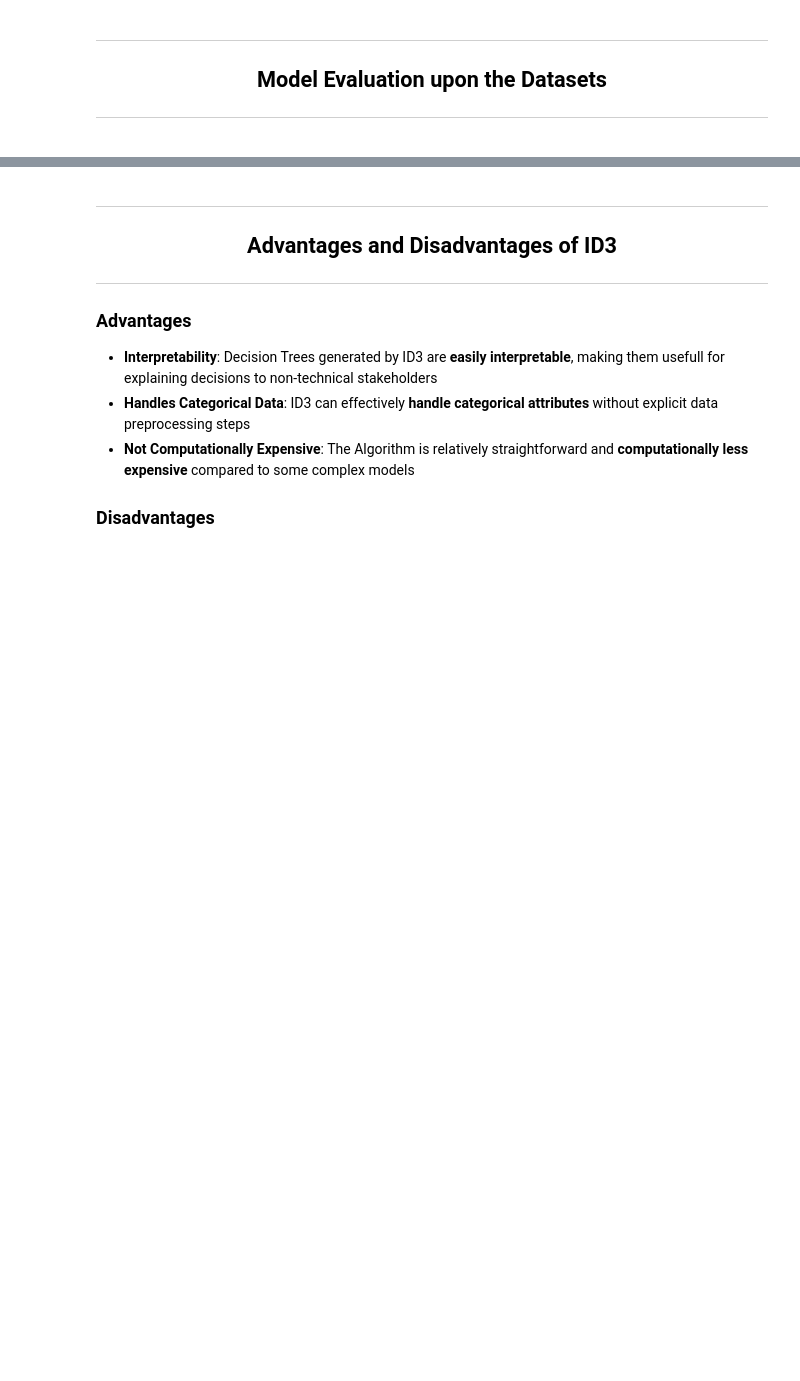
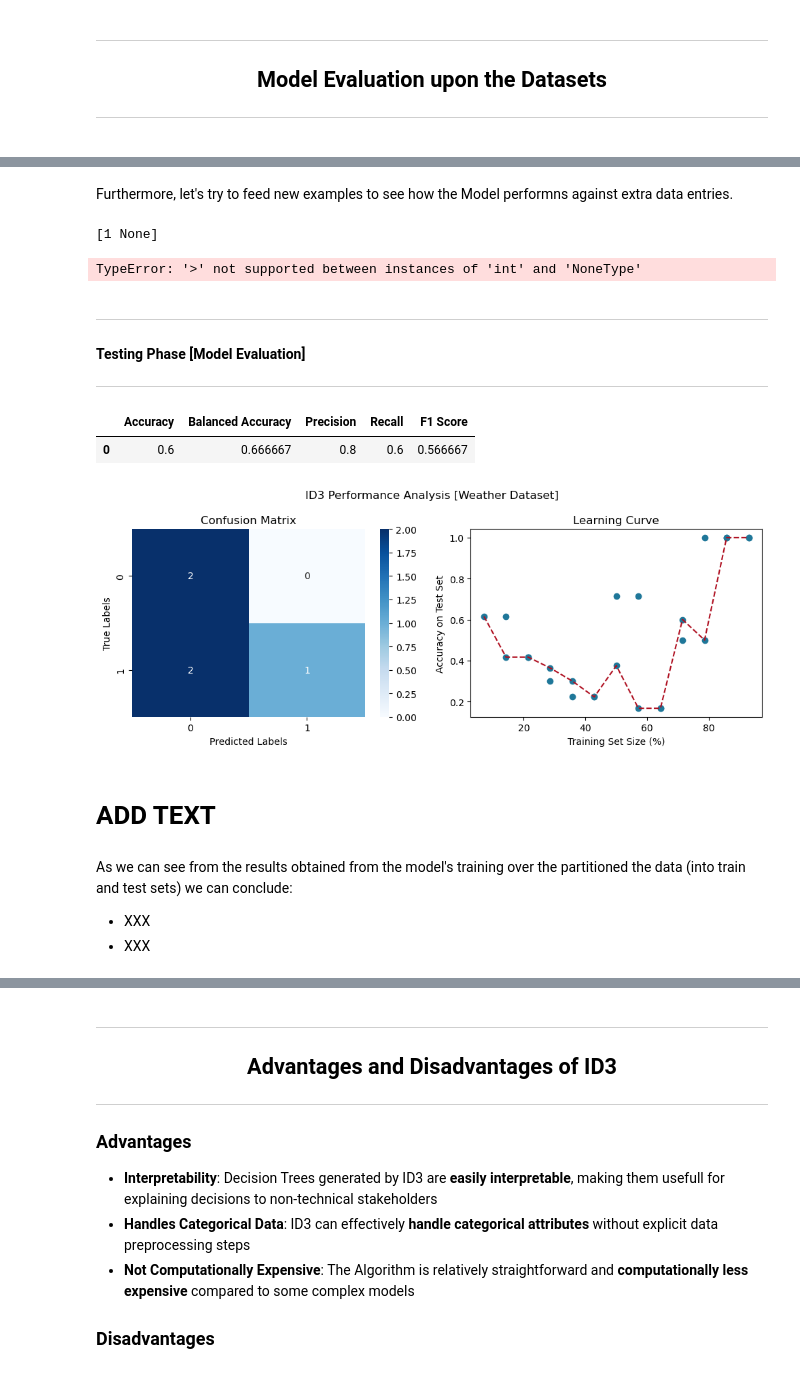
Before and after one commit to EstevesX10/AI-Decision-Trees-ID3, a Jupyter notebook: Decision Trees - ID3/Decision_Trees_ID3.ipynb, the cells around one changed output, grey strips where cells are left out. Cells and saved outputs as stored; diff of their text form; code cells hidden in the pictures; blank space fills up the shorter version.

Commit message:
Reran some results and restructured the Project

```diff
--- a/Decision Trees - ID3/Decision_Trees_ID3.ipynb
+++ b/Decision Trees - ID3/Decision_Trees_ID3.ipynb
@@ -764,0 +699,48 @@ dt.score(y_pred, y_test)
+# %% [markdown]
+Furthermore, let's try to feed new examples to see how the Model performns against extra data entries.
+# %%
+# Testing the Decision Tree with new Examples
+input_values = np.array([['overcast', 70.0, 80.0, False],
+                         ['rainy', 70.0, 80.0, False]])
+
+# Predicting output values
+output_values = dt.predict(input_values)
+
+print(output_values)
+
+# Decoding target values
+decoded_values = list(weather.target_encoder.inverse_transform(output_values))
+
+# Print Results
+for idx, input_val in enumerate(input_values):
+    print(list(weather.df.columns[:-1]))
+    print(input_val)
+    print(decoded_values[idx], "\n")
+# %% [output]
+[1 None]
+TypeError: '>' not supported between instances of 'int' and 'NoneType'
+# %% [markdown]
+---
+#### Testing Phase [Model Evaluation]
+---
+# %%
+# Testing the Model with a few Metrics
+y_pred = dt.predict(x_test)
+weather_metrics = Metrics(y_pred, y_test)
+weather_metrics.calculate_metrics()
+# %% [output]
+|  | Accuracy | Balanced Accuracy | Precision | Recall | F1 Score |
+| 0 | 0.6 | 0.666667 | 0.8 | 0.6 | 0.566667 |
+# %%
+# Plotting the Confusion Matrix and the Learning Curve
+points = calc_learning_curve_points(DecisionTree, weather.data, weather.target)
+Plot_Model_Stats(dt, points, x_test, y_test, Title='ID3 Performance Analysis [Weather Dataset]')
+# %% [output]
+[figure, added]
+# %% [markdown]
+# ADD TEXT
+# %% [markdown]
+As we can see from the results obtained from the model's training over the partitioned the data (into train and test sets) we can conclude:
+
+- XXX
+- XXX
```
Also changed, not shown: parts of 103 cells of this notebook.
